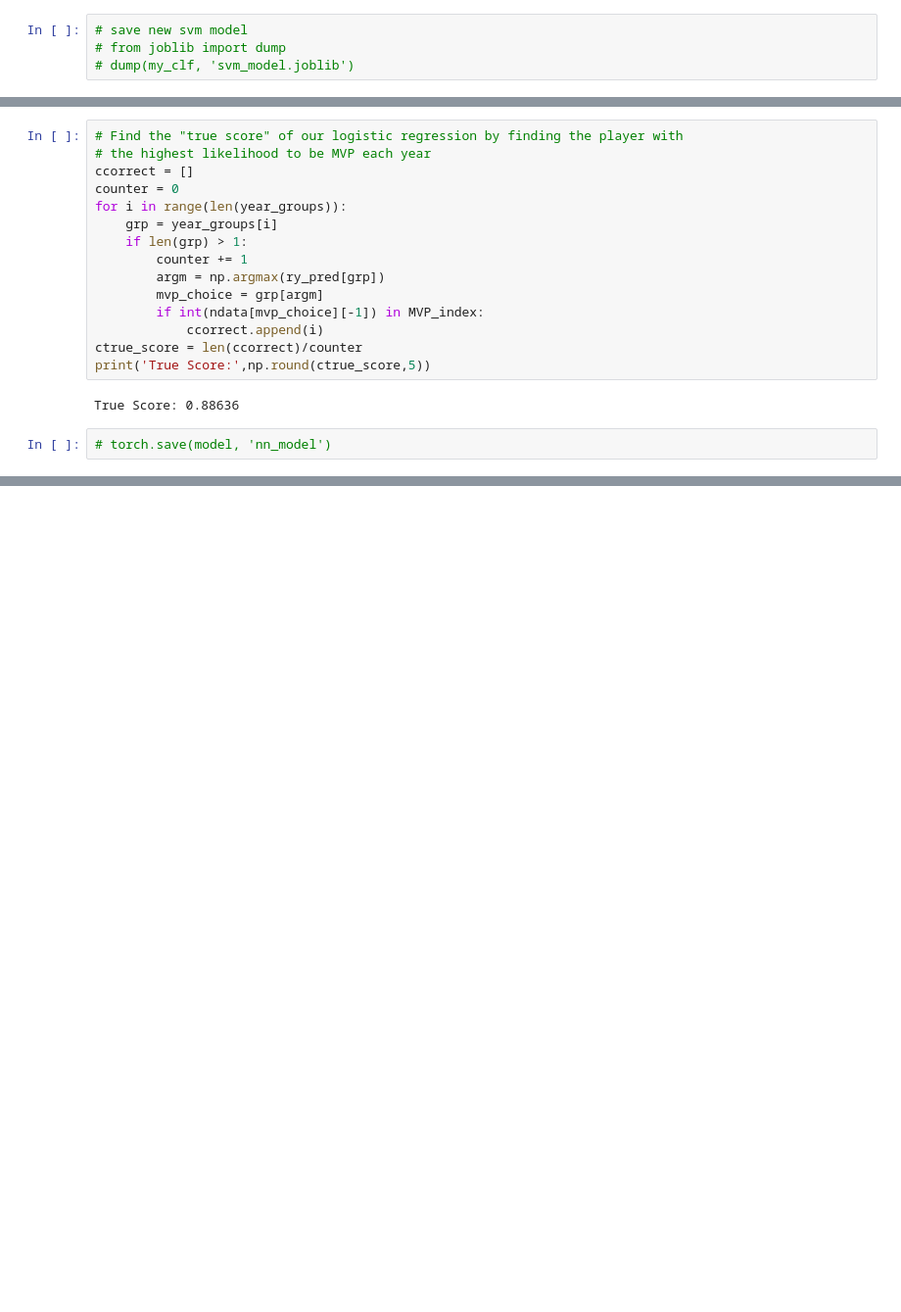
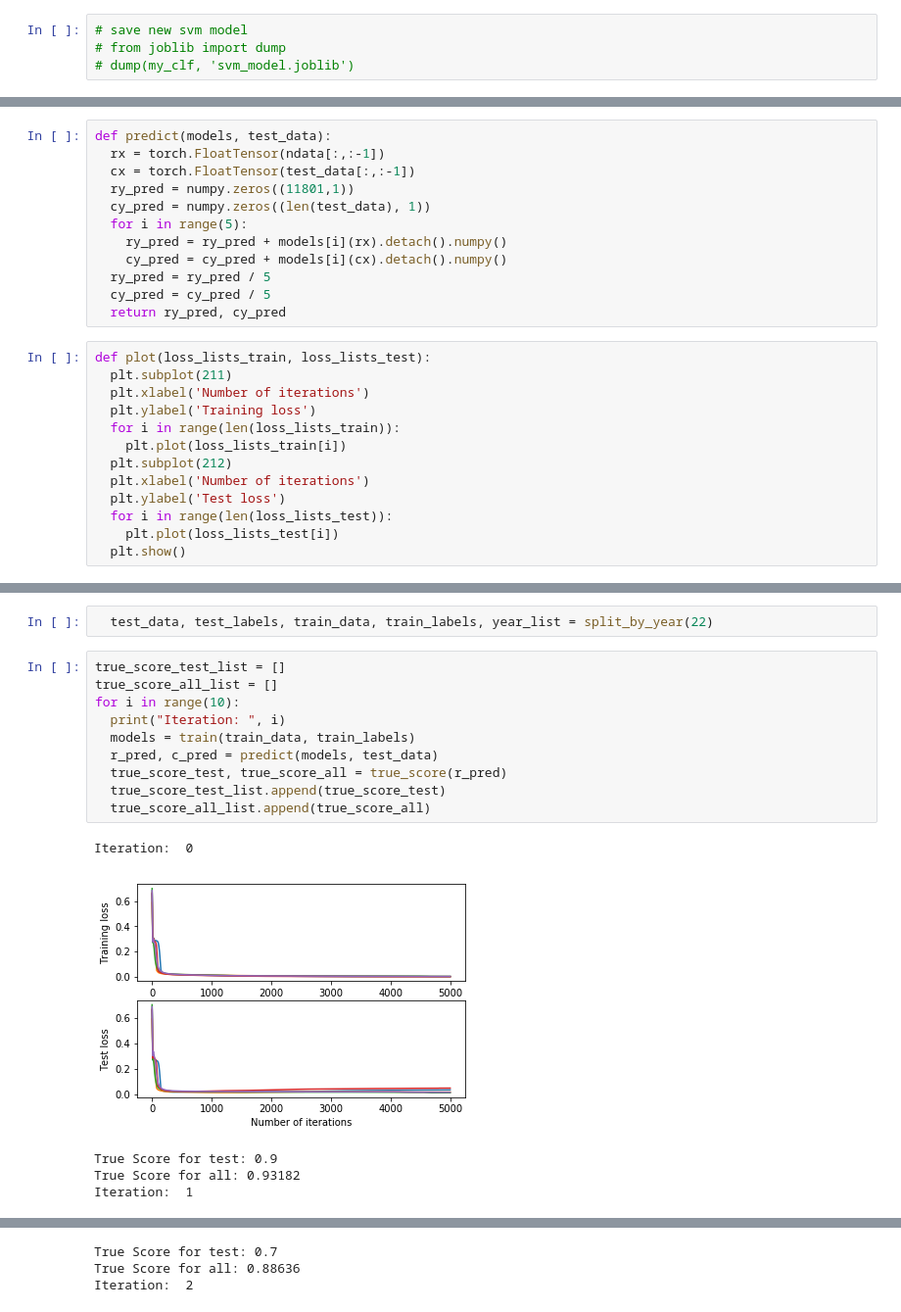
Before and after one commit to Lrab/COMP562_Final, a Jupyter notebook: SVM_NN.ipynb, the cells around one changed output, grey strips where cells are left out. Shown at 98% size. Drawn from its saved outputs; the diff is of its cells as text; blank space fills up the shorter version.

Commit message:
Update Neural Network Training

```diff
--- a/SVM_NN.ipynb
+++ b/SVM_NN.ipynb
@@ -371,2 +428,27 @@ kfold = KFold(n_splits = 5, shuffle = True, random_state = 0)
+# %%
+def predict(models, test_data):
+  rx = torch.FloatTensor(ndata[:,:-1])
+  cx = torch.FloatTensor(test_data[:,:-1])
+  ry_pred = numpy.zeros((11801,1))
+  cy_pred = numpy.zeros((len(test_data), 1))
+  for i in range(5):
+    ry_pred = ry_pred + models[i](rx).detach().numpy()
+    cy_pred = cy_pred + models[i](cx).detach().numpy()
+  ry_pred = ry_pred / 5
+  cy_pred = cy_pred / 5
+  return ry_pred, cy_pred
+# %%
+def plot(loss_lists_train, loss_lists_test):
+  plt.subplot(211)
+  plt.xlabel('Number of iterations')
+  plt.ylabel('Training loss')
+  for i in range(len(loss_lists_train)):
+    plt.plot(loss_lists_train[i])
+  plt.subplot(212)
+  plt.xlabel('Number of iterations')
+  plt.ylabel('Test loss')
+  for i in range(len(loss_lists_test)):
+    plt.plot(loss_lists_test[i])
+  plt.show()
 # %%
 # *** Note: In order to enable GPU in Google Colab, you need to click "edit", then click "Notebook settings", and enable "Hardware accerlerator" first ***
@@ -472,19 +505,18 @@ False Positives:  19
-# %%
-# Find the "true score" of our logistic regression by finding the player with
-# the highest likelihood to be MVP each year
-ccorrect = []
-counter = 0
-for i in range(len(year_groups)):
-    grp = year_groups[i]
-    if len(grp) > 1:
-        counter += 1
-        argm = np.argmax(ry_pred[grp])
-        mvp_choice = grp[argm]
-        if int(ndata[mvp_choice][-1]) in MVP_index:
-            ccorrect.append(i)
-ctrue_score = len(ccorrect)/counter
-print('True Score:',np.round(ctrue_score,5))
-# %% [output]
-True Score: 0.88636
-# %%
-# torch.save(model, 'nn_model')
+# %%
+  test_data, test_labels, train_data, train_labels, year_list = split_by_year(22)
+# %%
+true_score_test_list = []
+true_score_all_list = []
+for i in range(10):
+  print("Iteration: ", i)
+  models = train(train_data, train_labels)
+  r_pred, c_pred = predict(models, test_data)
+  true_score_test, true_score_all = true_score(r_pred)
+  true_score_test_list.append(true_score_test)
+  true_score_all_list.append(true_score_all)
+# %% [output]
+Iteration:  0
+[figure, added]
+True Score for test: 0.9
+True Score for all: 0.93182
+Iteration:  1
@@ -490,0 +524,3 @@ True Score: 0.88636
+True Score for test: 0.7
+True Score for all: 0.88636
+Iteration:  2
```
Also changed, not shown: parts of 14 cells of this notebook.
